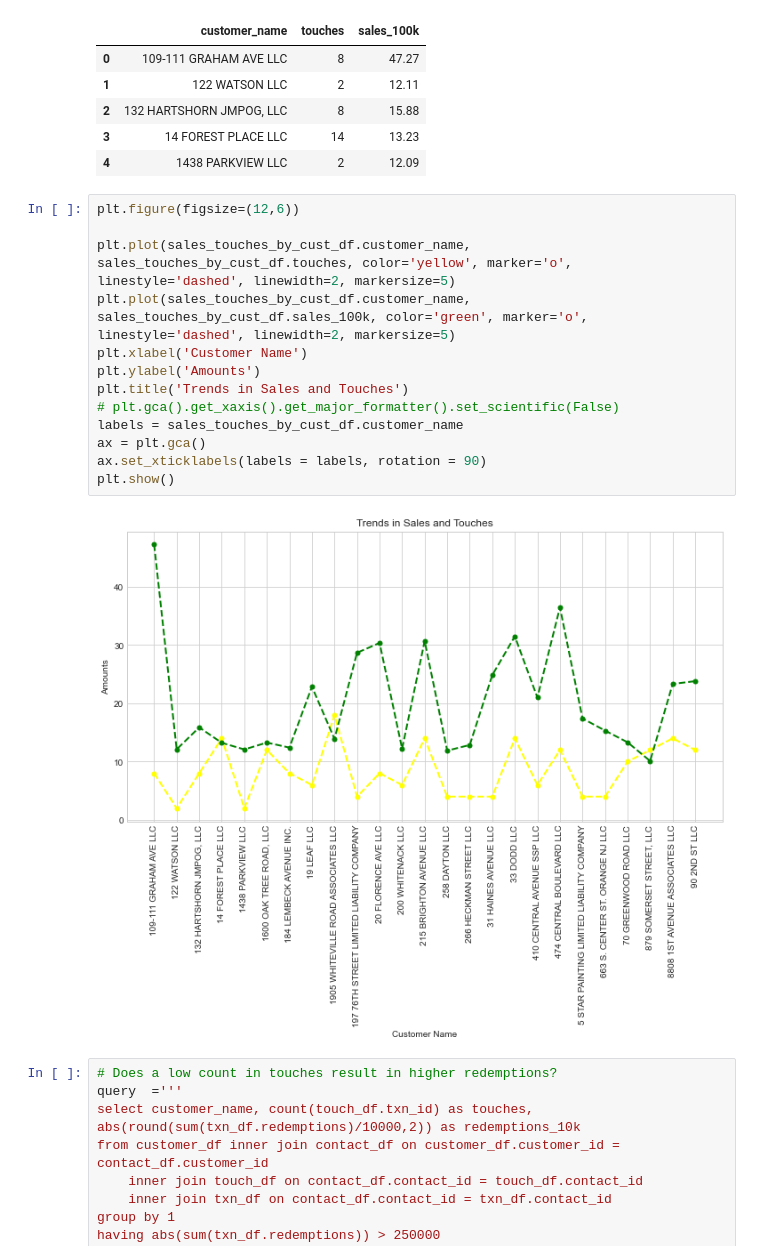
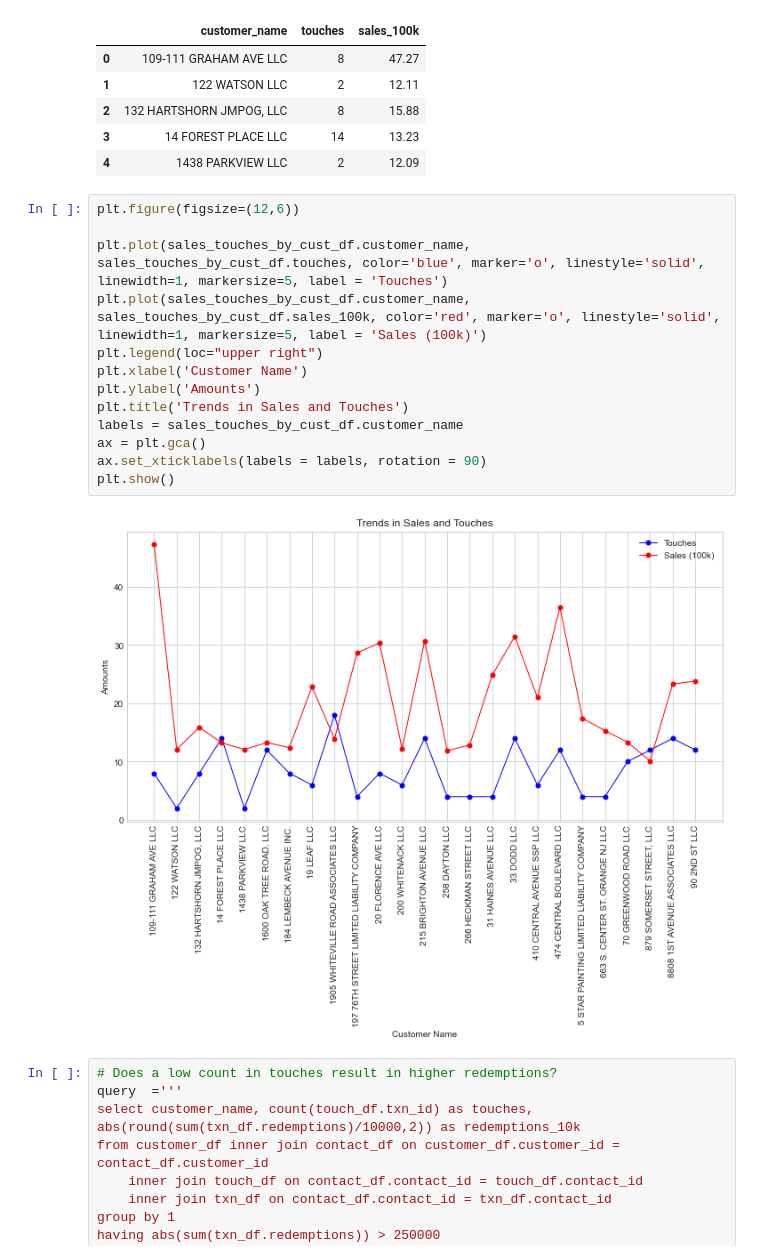
Before and after one commit to bthodla/udsnd_prj1, a Jupyter notebook: notebooks/udsnd_prj1.ipynb, the cells around one changed output. Cells and saved outputs as stored; diff of their text form.

```diff
--- a/notebooks/udsnd_prj1.ipynb
+++ b/notebooks/udsnd_prj1.ipynb
@@ -76,18 +77,18 @@ sales_touches_by_cust_df.head()
 # %%
 plt.figure(figsize=(12,6))
 
-plt.plot(sales_touches_by_cust_df.customer_name, sales_touches_by_cust_df.touches, color='yellow', marker='o', linestyle='dashed', linewidth=2, markersize=5)
-plt.plot(sales_touches_by_cust_df.customer_name, sales_touches_by_cust_df.sales_100k, color='green', marker='o', linestyle='dashed', linewidth=2, markersize=5)
+plt.plot(sales_touches_by_cust_df.customer_name, sales_touches_by_cust_df.touches, color='blue', marker='o', linestyle='solid', linewidth=1, markersize=5, label = 'Touches')
+plt.plot(sales_touches_by_cust_df.customer_name, sales_touches_by_cust_df.sales_100k, color='red', marker='o', linestyle='solid', linewidth=1, markersize=5, label = 'Sales (100k)')
+plt.legend(loc="upper right")
 plt.xlabel('Customer Name')
 plt.ylabel('Amounts')
 plt.title('Trends in Sales and Touches')
-# plt.gca().get_xaxis().get_major_formatter().set_scientific(False)
 labels = sales_touches_by_cust_df.customer_name
 ax = plt.gca()
 ax.set_xticklabels(labels = labels, rotation = 90)
 plt.show()
 # %% [output]
-[figure, old version]
+[figure, new version]
 # %%
 # Does a low count in touches result in higher redemptions?
 query  ='''
```
Also changed, not shown: parts of 7 cells of this notebook, 10 other files.
